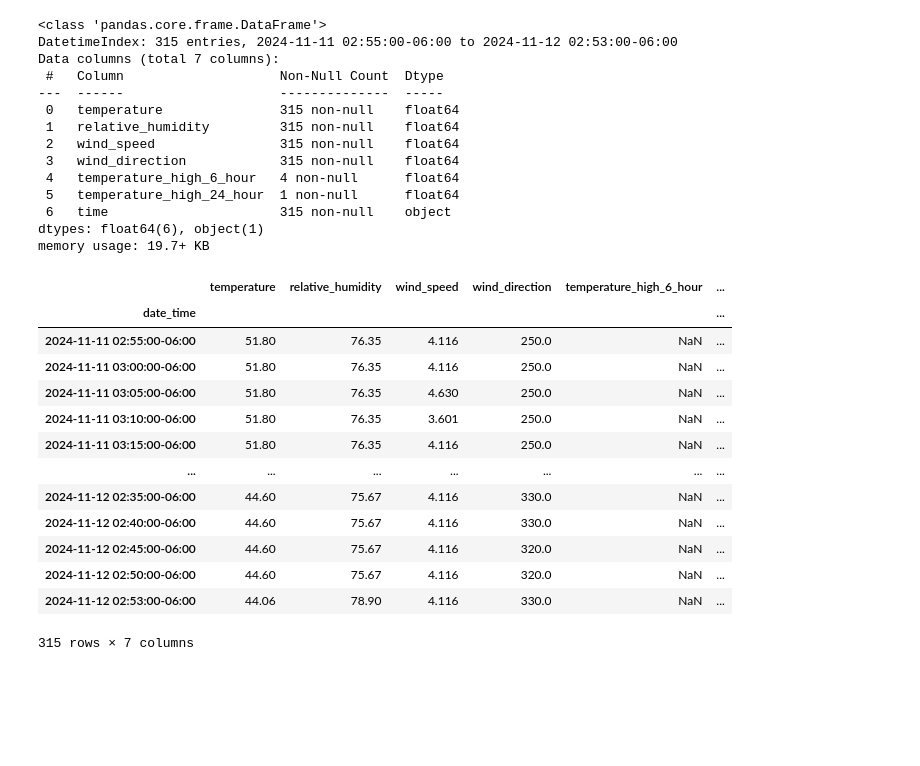
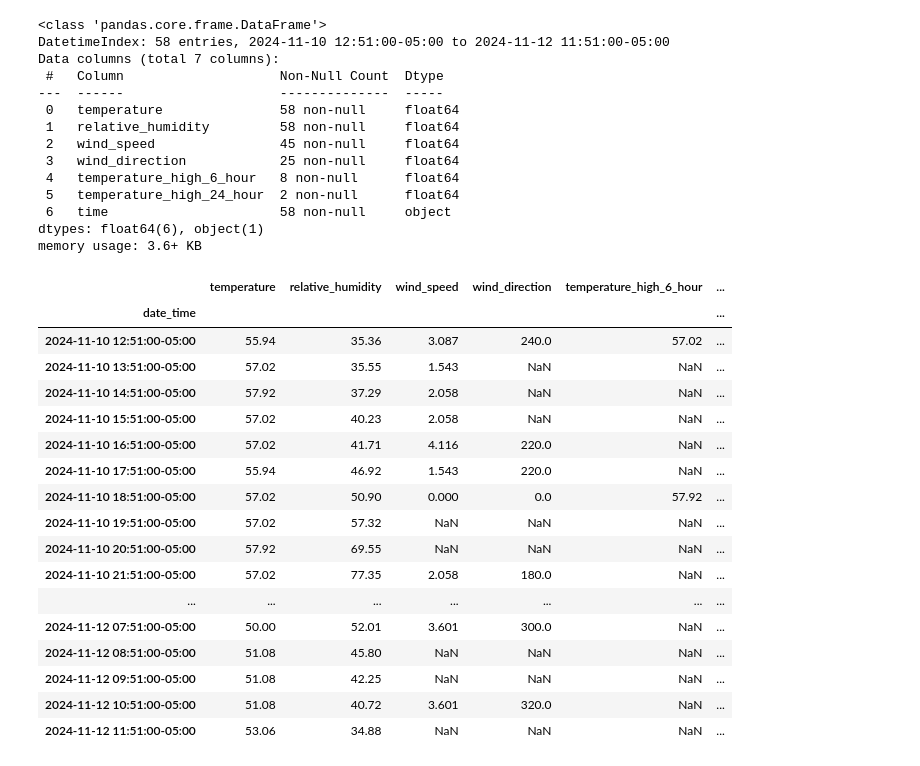
Before and after one commit to abhmul/kalshi-arbitrage, a Jupyter notebook: notebooks/03-am-temp_timeseries.ipynb, the cells around one changed output. Drawn from its saved outputs; the diff is of its cells as text; code cells hidden in the pictures; blank space fills up the shorter version.

```diff
--- a/notebooks/03-am-temp_timeseries.ipynb
+++ b/notebooks/03-am-temp_timeseries.ipynb
@@ -6,53 +6,62 @@ import pytz
 
 client = NWSClient()
 # %%
-station = StationID.MDW
+# MIA - 11:07 AM CT
+# MDW - 11:08 AM CT - still too uncertain
+# AUS - 11:23 AM CT - still too uncertain
+# NYC
+
+station = StationID.NYC
 station_tz = STATION_TZ[station]
-prior_days = 1
+prior_days = 2
 
 df = client.get_timeseries(station, datetime.now(tz=BASE_TZ) - timedelta(days=prior_days), datetime.now(tz=BASE_TZ))
 df = df.rename(columns={
         'air_temp_set_1': 'temperature',
         'relative_humidity_set_1': 'relative_humidity',
         'wind_speed_set_1': 'wind_speed',
         'wind_direction_set_1': 'wind_direction',
         'air_temp_high_6_hour_set_1': 'temperature_high_6_hour',
         'air_temp_high_24_hour_set_1': 'temperature_high_24_hour',
 
     })
 df[['temperature', 'temperature_high_6_hour', 'temperature_high_24_hour']] = df[['temperature', 'temperature_high_6_hour', 'temperature_high_24_hour']].apply(celsius_to_fahrenheit)
 
 df.info()
 df
 # %% [output]
 <class 'pandas.core.frame.DataFrame'>
-DatetimeIndex: 315 entries, 2024-11-11 02:55:00-06:00 to 2024-11-12 02:53:00-06:00
+DatetimeIndex: 58 entries, 2024-11-10 12:51:00-05:00 to 2024-11-12 11:51:00-05:00
 Data columns (total 7 columns):
  #   Column                    Non-Null Count  Dtype
 ---  ------                    --------------  -----
- 0   temperature               315 non-null    float64
- 1   relative_humidity         315 non-null    float64
- 2   wind_speed                315 non-null    float64
- 3   wind_direction            315 non-null    float64
- 4   temperature_high_6_hour   4 non-null      float64
- 5   temperature_high_24_hour  1 non-null      float64
- 6   time                      315 non-null    object
+ 0   temperature               58 non-null     float64
+ 1   relative_humidity         58 non-null     float64
+ 2   wind_speed                45 non-null     float64
+ 3   wind_direction            25 non-null     float64
+ 4   temperature_high_6_hour   8 non-null      float64
+ 5   temperature_high_24_hour  2 non-null      float64
+ 6   time                      58 non-null     object
 dtypes: float64(6), object(1)
-memory usage: 19.7+ KB
+memory usage: 3.6+ KB
 |  | temperature | relative_humidity | wind_speed | wind_direction | temperature_high_6_hour | ... |
 | date_time |  |  |  |  |  | ... |
-| 2024-11-11 02:55:00-06:00 | 51.80 | 76.35 | 4.116 | 250.0 | NaN | ... |
-| 2024-11-11 03:00:00-06:00 | 51.80 | 76.35 | 4.116 | 250.0 | NaN | ... |
-| 2024-11-11 03:05:00-06:00 | 51.80 | 76.35 | 4.630 | 250.0 | NaN | ... |
-| 2024-11-11 03:10:00-06:00 | 51.80 | 76.35 | 3.601 | 250.0 | NaN | ... |
-| 2024-11-11 03:15:00-06:00 | 51.80 | 76.35 | 4.116 | 250.0 | NaN | ... |
+| 2024-11-10 12:51:00-05:00 | 55.94 | 35.36 | 3.087 | 240.0 | 57.02 | ... |
+| 2024-11-10 13:51:00-05:00 | 57.02 | 35.55 | 1.543 | NaN | NaN | ... |
+| 2024-11-10 14:51:00-05:00 | 57.92 | 37.29 | 2.058 | NaN | NaN | ... |
+| 2024-11-10 15:51:00-05:00 | 57.02 | 40.23 | 2.058 | NaN | NaN | ... |
+| 2024-11-10 16:51:00-05:00 | 57.02 | 41.71 | 4.116 | 220.0 | NaN | ... |
+| 2024-11-10 17:51:00-05:00 | 55.94 | 46.92 | 1.543 | 220.0 | NaN | ... |
+| 2024-11-10 18:51:00-05:00 | 57.02 | 50.90 | 0.000 | 0.0 | 57.92 | ... |
+| 2024-11-10 19:51:00-05:00 | 57.02 | 57.32 | NaN | NaN | NaN | ... |
+| 2024-11-10 20:51:00-05:00 | 57.92 | 69.55 | NaN | NaN | NaN | ... |
+| 2024-11-10 21:51:00-05:00 | 57.02 | 77.35 | 2.058 | 180.0 | NaN | ... |
 | ... | ... | ... | ... | ... | ... | ... |
-| 2024-11-12 02:35:00-06:00 | 44.60 | 75.67 | 4.116 | 330.0 | NaN | ... |
-| 2024-11-12 02:40:00-06:00 | 44.60 | 75.67 | 4.116 | 330.0 | NaN | ... |
-| 2024-11-12 02:45:00-06:00 | 44.60 | 75.67 | 4.116 | 320.0 | NaN | ... |
-| 2024-11-12 02:50:00-06:00 | 44.60 | 75.67 | 4.116 | 320.0 | NaN | ... |
-| 2024-11-12 02:53:00-06:00 | 44.06 | 78.90 | 4.116 | 330.0 | NaN | ... |
+| 2024-11-12 07:51:00-05:00 | 50.00 | 52.01 | 3.601 | 300.0 | NaN | ... |
+| 2024-11-12 08:51:00-05:00 | 51.08 | 45.80 | NaN | NaN | NaN | ... |
+| 2024-11-12 09:51:00-05:00 | 51.08 | 42.25 | NaN | NaN | NaN | ... |
+| 2024-11-12 10:51:00-05:00 | 51.08 | 40.72 | 3.601 | 320.0 | NaN | ... |
+| 2024-11-12 11:51:00-05:00 | 53.06 | 34.88 | NaN | NaN | NaN | ... |
-315 rows × 7 columns
 # %%
 import pandas as pd
 pd.options.plotting.backend = "plotly"
```
Also changed, not shown: parts of 1 cell of this notebook.
